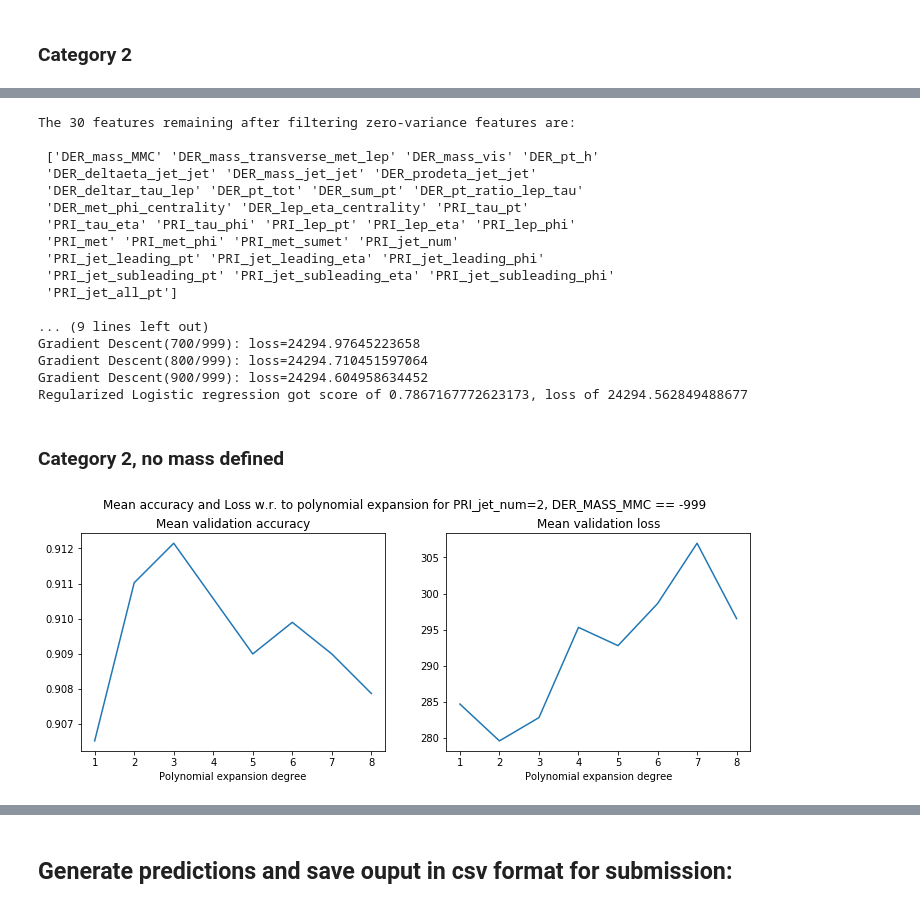
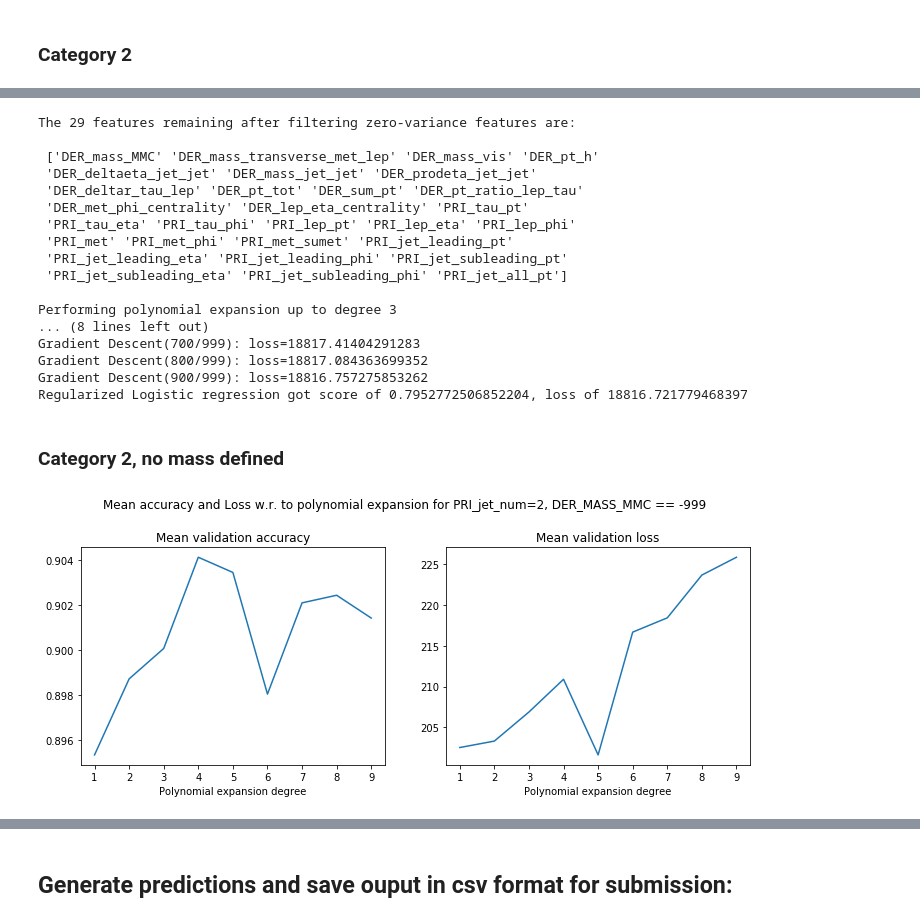
Before and after one commit to ehoelzl/ML_course, a Jupyter notebook: projects/project1/scripts/project1.ipynb, the cells around one changed output, grey strips where cells are left out. Drawn from its saved outputs; the diff is of its cells as text; code cells hidden in the pictures.

```diff
--- a/projects/project1/scripts/project1.ipynb
+++ b/projects/project1/scripts/project1.ipynb
@@ -49,5 +51,5 @@ from data_processing import split_dataset
 
 jet_column = 22
 mass_col = 0
-tX_0, y_0, tX_0_nm, y_0_nm, tX_1, y_1, tX_1_nm, y_1_nm, tX_2, y_2, tX_2_nm, y_2_nm = split_dataset(tX, y, jet_col=jet_column, mass_col=0) # Split into each category
+tX_0, y_0, tX_0_nm, y_0_nm, tX_1, y_1, tX_1_nm, y_1_nm, tX_2, y_2, tX_2_nm, y_2_nm, tX_3, y_3, tX_3_nm, y_3_nm = split_dataset(tX, y, jet_col=jet_column, mass_col=0) # Split into each category
 # %% [markdown]
@@ -232,27 +235,27 @@ degree_2 = 3
 # %%
-w_2, matrix_2 = train_model(tX_2, y_2, headers, degree_2, 0.75)
+w_2, matrix_2 = train_model(tX_2, y_2, headers, degree_2, 0.9, 1000, 1e-4, 0)
 # %% [output]
-The 30 features remaining after filtering zero-variance features are:
+The 29 features remaining after filtering zero-variance features are:
 
  ['DER_mass_MMC' 'DER_mass_transverse_met_lep' 'DER_mass_vis' 'DER_pt_h'
  'DER_deltaeta_jet_jet' 'DER_mass_jet_jet' 'DER_prodeta_jet_jet'
  'DER_deltar_tau_lep' 'DER_pt_tot' 'DER_sum_pt' 'DER_pt_ratio_lep_tau'
  'DER_met_phi_centrality' 'DER_lep_eta_centrality' 'PRI_tau_pt'
  'PRI_tau_eta' 'PRI_tau_phi' 'PRI_lep_pt' 'PRI_lep_eta' 'PRI_lep_phi'
- 'PRI_met' 'PRI_met_phi' 'PRI_met_sumet' 'PRI_jet_num'
- 'PRI_jet_leading_pt' 'PRI_jet_leading_eta' 'PRI_jet_leading_phi'
- 'PRI_jet_subleading_pt' 'PRI_jet_subleading_eta' 'PRI_jet_subleading_phi'
- 'PRI_jet_all_pt']
+ 'PRI_met' 'PRI_met_phi' 'PRI_met_sumet' 'PRI_jet_leading_pt'
+ 'PRI_jet_leading_eta' 'PRI_jet_leading_phi' 'PRI_jet_subleading_pt'
+ 'PRI_jet_subleading_eta' 'PRI_jet_subleading_phi' 'PRI_jet_all_pt']
 
-... (9 lines left out)
-Gradient Descent(700/999): loss=24294.97645223658
-Gradient Descent(800/999): loss=24294.710451597064
-Gradient Descent(900/999): loss=24294.604958634452
-Regularized Logistic regression got score of 0.7867167772623173, loss of 24294.562849488677
+Performing polynomial expansion up to degree 3
+... (8 lines left out)
+Gradient Descent(700/999): loss=18817.41404291283
+Gradient Descent(800/999): loss=18817.084363699352
+Gradient Descent(900/999): loss=18816.757275853262
+Regularized Logistic regression got score of 0.7952772506852204, loss of 18816.721779468397
 # %% [markdown]
 ### Category 2, no mass defined
 # %%
-cross_validate_degrees(tX_2_nm, y_2_nm, headers, np.arange(1, 9), 4, "Mean accuracy and Loss w.r. to polynomial expansion for PRI_jet_num=2, DER_MASS_MMC == -999")
+cross_validate_degrees(tX_2_nm, y_2_nm, headers, 1e-4, 0, np.arange(1, 10), 4, "Mean accuracy and Loss w.r. to polynomial expansion for PRI_jet_num=2, DER_MASS_MMC == -999")
 # %% [output]
-[figure, old version]
+[figure, new version]
 # %%
```
Also changed, not shown: parts of 35 cells of this notebook, 4 other files.
